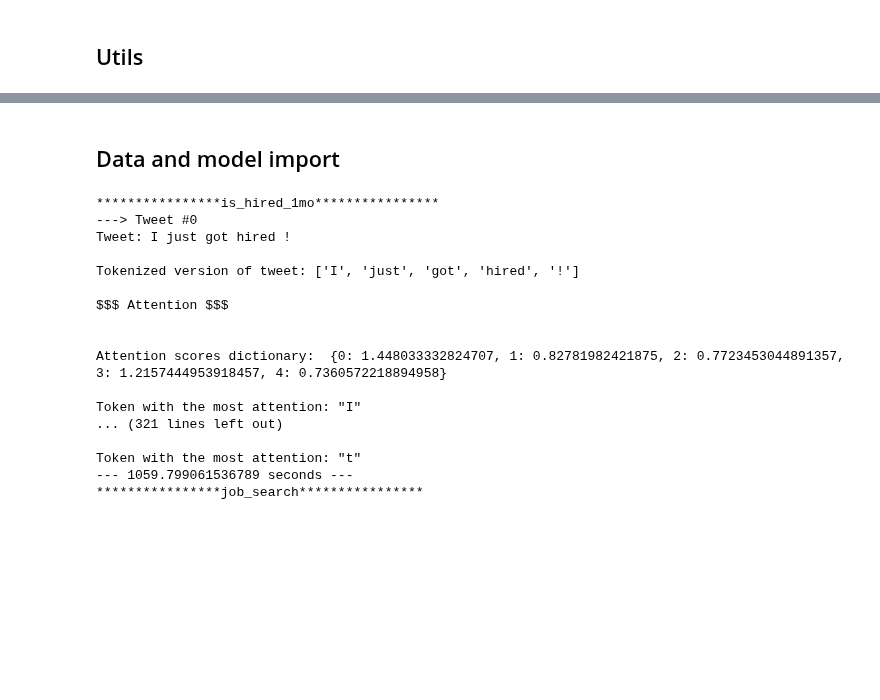
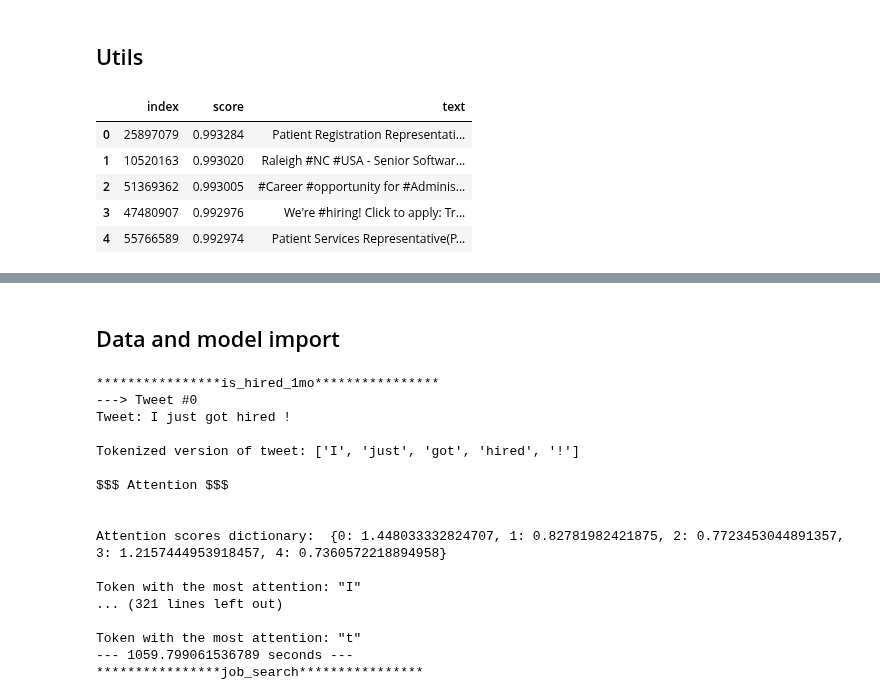
Before and after one commit to spfraib/twitter, a Jupyter notebook: code/2-twitter_labor/5-active_learning/2020-09-09_active_learning_exploration.ipynb, the cells around one changed output, grey strips where cells are left out. Drawn from its saved outputs; the diff is of its cells as text; code cells hidden in the pictures; blank space fills up the shorter version.

```diff
--- a/code/2-twitter_labor/5-active_learning/2020-09-09_active_learning_exploration.ipynb
+++ b/code/2-twitter_labor/5-active_learning/2020-09-09_active_learning_exploration.ipynb
@@ -45,0 +48,13 @@ def extract_keywords_from_mlm_results(mlm_results_list, K_kw_explore):
+# %%
+column = 'job_offer'
+job_offer_df = pd.read_parquet(os.path.join(data_folder_path, column, '{}_all.parquet'.format(column)))
+job_offer_df = job_offer_df[~job_offer_df.text.str.contains("RT", na=False)].reset_index(drop=True)
+job_offer_df = job_offer_df.sort_values(by=["score"], ascending=False).reset_index()
+job_offer_df.head()
+# %% [output]
+|  | index | score | text |
+| 0 | 25897079 | 0.993284 | Patient Registration Representati... |
+| 1 | 10520163 | 0.993020 | Raleigh #NC #USA - Senior Softwar... |
+| 2 | 51369362 | 0.993005 | #Career #opportunity for #Adminis... |
+| 3 | 47480907 | 0.992976 | We're #hiring! Click to apply: Tr... |
+| 4 | 55766589 | 0.992974 | Patient Services Representative(P... |
```
Also changed, not shown: parts of 12 cells of this notebook.
